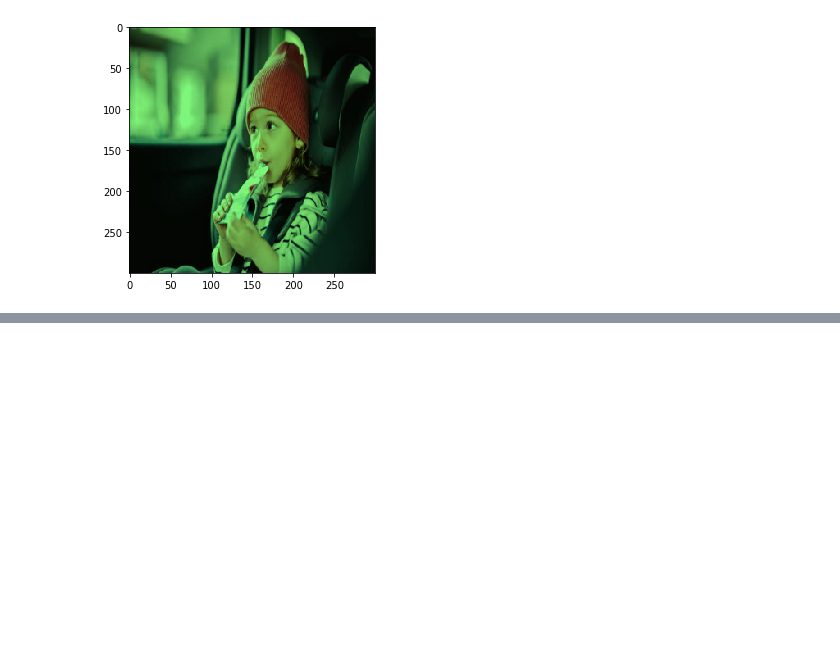
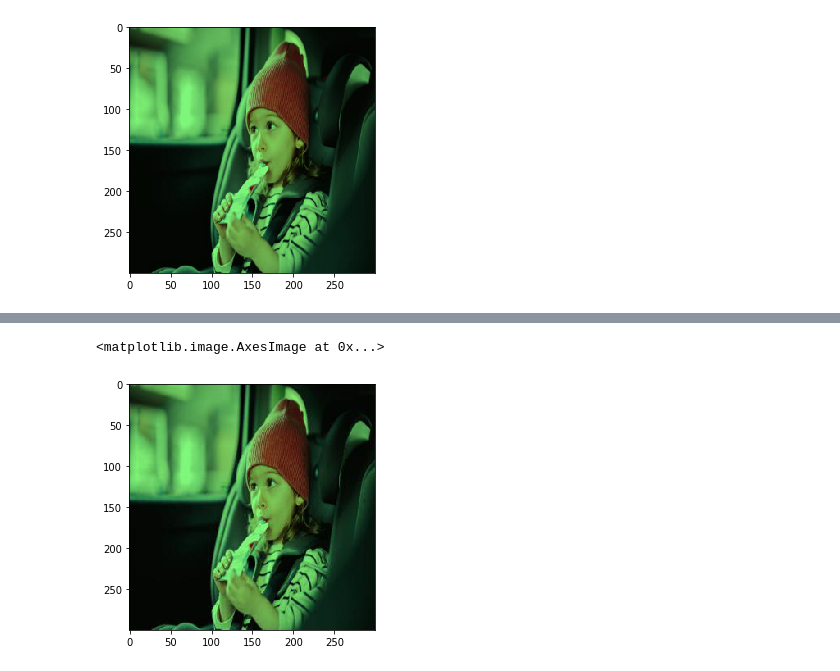
Before and after one commit to gundaminpde/2023-spring, a Jupyter notebook: 01_1_python_tutorial.ipynb, the cells around one changed output, grey strips where cells are left out. Saved outputs shown, nothing was run; the diff lists cells and outputs as text; code cells hidden in the pictures; blank space fills up the shorter version.

```diff
--- a/01_1_python_tutorial.ipynb
+++ b/01_1_python_tutorial.ipynb
@@ -1688,0 +1695,6 @@ imshow(img_tinted)
+# %%
+still_green = imread('green_baby.jpg')
+imshow(still_green)
+# %% [output]
+<matplotlib.image.AxesImage at 0x...>
+[figure, added]
```
Also changed, not shown: parts of 1 cell of this notebook.
